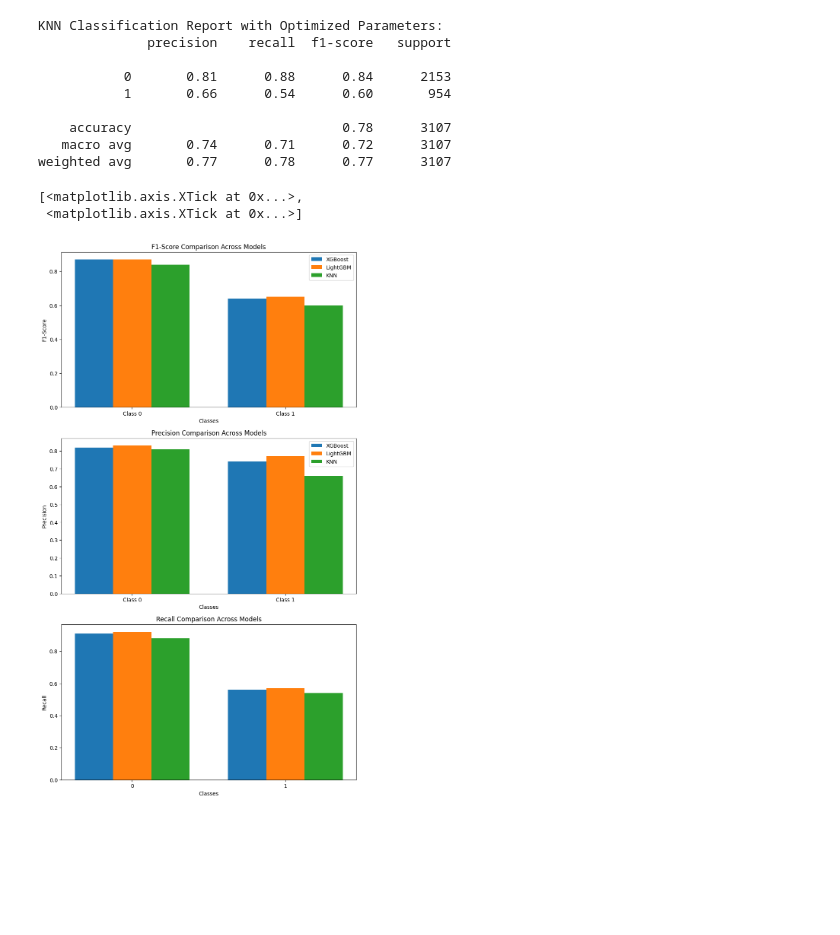
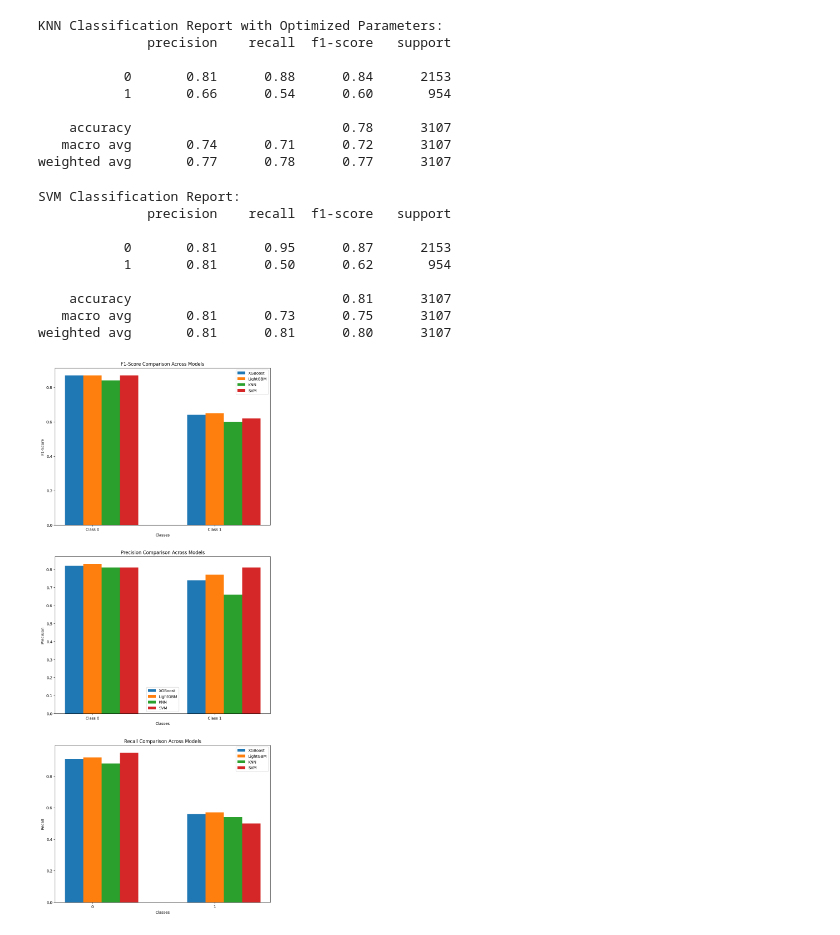
Before and after one commit to WojciechBarczynski/toxicity_prediction, a Jupyter notebook: baseline.ipynb, the cells around one changed output. Cells and saved outputs as stored; diff of their text form; code cells hidden in the pictures; blank space fills up the shorter version.

```diff
--- a/baseline.ipynb
+++ b/baseline.ipynb
@@ -181,8 +181,36 @@ KNN Classification Report with Optimized Parameters:
     accuracy                           0.78      3107
    macro avg       0.74      0.71      0.72      3107
 weighted avg       0.77      0.78      0.77      3107
+# %%
+from sklearn.svm import SVC
+from sklearn.metrics import classification_report
+
+# Initialize the SVM classifier
+svm_model = SVC(kernel='rbf', probability=True)
+
+# Train the SVM model on the training data
+svm_model.fit(train_fingerprints, train_toxicity)
+
+# Predict toxicity on the test data
+svm_predictions = svm_model.predict(test_fingerprints)
+
+# Evaluate the SVM model
+svm_report = classification_report(test_toxicity, svm_predictions)
+print("SVM Classification Report:")
+print(svm_report)
+# %% [output]
+SVM Classification Report:
+              precision    recall  f1-score   support
+
+           0       0.81      0.95      0.87      2153
+           1       0.81      0.50      0.62       954
+
+    accuracy                           0.81      3107
+   macro avg       0.81      0.73      0.75      3107
+weighted avg       0.81      0.81      0.80      3107
 # %%
 import matplotlib.pyplot as plt
+import numpy as np
 
 # Parse metrics from classification reports
 def parse_metrics(report):
@@ -198,45 +226,50 @@ def parse_metrics(report):
 xgb_metrics = parse_metrics(xgb_report)
 lgb_metrics = parse_metrics(lgb_report)
 knn_metrics = parse_metrics(knn_report)
+svm_metrics = parse_metrics(svm_report)
 
 # Plot metrics
 labels = ['Class 0', 'Class 1']
 x = np.arange(len(labels))
-width = 0.25
+width = 0.15
 
-fig, ax = plt.subplots(3, 1, figsize=(10, 18))
+fig, ax = plt.subplots(3, 1, figsize=(10, 25))
 
 # Plot F1-score
 ax[0].bar(x - width, xgb_metrics['f1-score'], width, label='XGBoost')
 ax[0].bar(x, lgb_metrics['f1-score'], width, label='LightGBM')
 ax[0].bar(x + width, knn_metrics['f1-score'], width, label='KNN')
+ax[0].bar(x + 2*width, svm_metrics['f1-score'], width, label='SVM')
 ax[0].set_xlabel('Classes')
 ax[0].set_ylabel('F1-Score')
 ax[0].set_title('F1-Score Comparison Across Models')
 ax[0].set_xticks(x)
 ax[0].set_xticklabels(labels)
 ax[0].legend()
 
 # Plot Precision
 ax[1].bar(x - width, xgb_metrics['precision'], width, label='XGBoost')
 ax[1].bar(x, lgb_metrics['precision'], width, label='LightGBM')
 ax[1].bar(x + width, knn_metrics['precision'], width, label='KNN')
+ax[1].bar(x + 2*width, svm_metrics['precision'], width, label='SVM')
 ax[1].set_xlabel('Classes')
 ax[1].set_ylabel('Precision')
 ax[1].set_title('Precision Comparison Across Models')
 ax[1].set_xticks(x)
 ax[1].set_xticklabels(labels)
 ax[1].legend()
 
 # Plot Recall
 ax[2].bar(x - width, xgb_metrics['recall'], width, label='XGBoost')
 ax[2].bar(x, lgb_metrics['recall'], width, label='LightGBM')
 ax[2].bar(x + width, knn_metrics['recall'], width, label='KNN')
+ax[2].bar(x + 2*width, svm_metrics['recall'], width, label='SVM')
 ax[2].set_xlabel('Classes')
 ax[2].set_ylabel('Recall')
 ax[2].set_title('Recall Comparison Across Models')
+ax[1].set_xticklabels(labels)
 ax[2].set_xticks(x)
+ax[2].legend()
+plt.show()
 # %% [output]
-[<matplotlib.axis.XTick at 0x...>,
- <matplotlib.axis.XTick at 0x...>]
-[figure, old version]
+[figure, new version]
```
Also changed, not shown: 2 other files.
